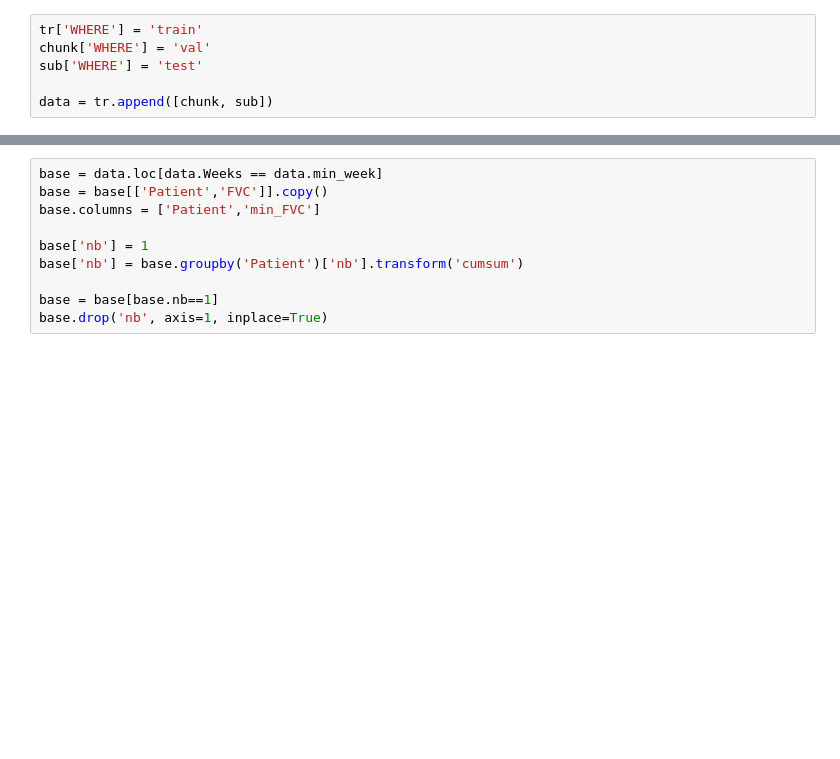
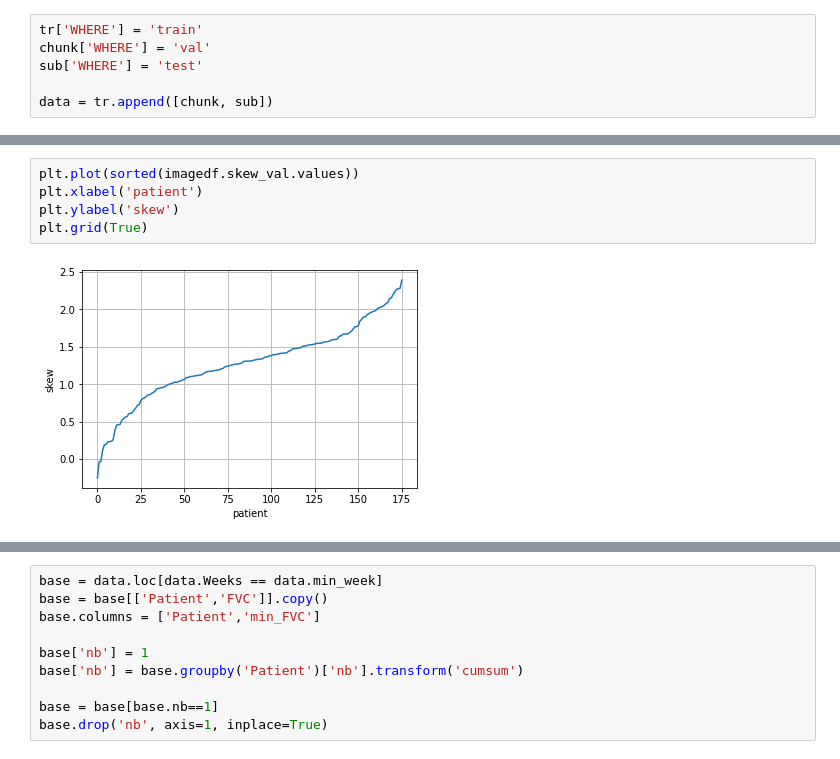
Before and after one commit to pangyuteng/kaggle, a Jupyter notebook: 2020-fibrosis/extract-ct-feature.ipynb, the cells around one changed output, grey strips where cells are left out. Cells and saved outputs as stored; diff of their text form; blank space fills up the shorter version.

```diff
--- a/2020-fibrosis/extract-ct-feature.ipynb
+++ b/2020-fibrosis/extract-ct-feature.ipynb
@@ -1179,0 +1176,7 @@ AttributeError: 'function' object has no attribute 'values'
+# %%
+plt.plot(sorted(imagedf.skew_val.values))
+plt.xlabel('patient')
+plt.ylabel('skew')
+plt.grid(True)
+# %% [output]
+[figure, added]
```
Also changed, not shown: parts of 17 cells of this notebook.
